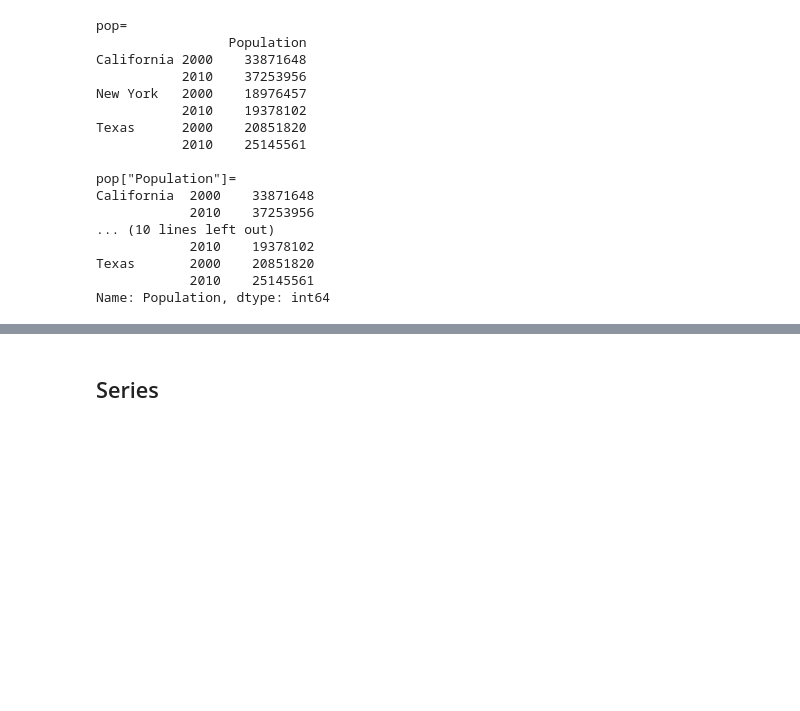
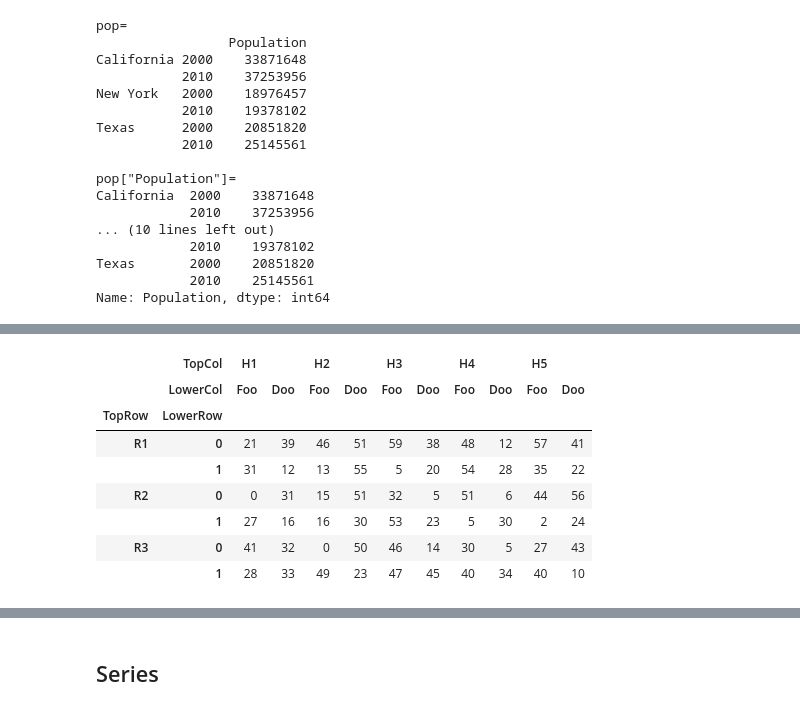
Before and after one commit to pvaddina/python-reference, a Jupyter notebook: pandas.ipynb, the cells around one changed output, grey strips where cells are left out. Saved outputs shown, nothing was run; the diff lists cells and outputs as text; code cells hidden in the pictures; blank space fills up the shorter version.

Commit message:
Updated pandas with more multiindex examples

```diff
--- a/pandas.ipynb
+++ b/pandas.ipynb
@@ -260,0 +274,15 @@ df
+# %%
+a = pd.DataFrame(np.random.randint(60, size=(6,10))
+                 , index=pd.MultiIndex.from_product([["R1", "R2", "R3"], [0,1]], names=["TopRow", "LowerRow"])
+                 , columns=pd.MultiIndex.from_product([["H1", "H2", "H3", "H4", "H5"], ['Foo','Doo']], names=["TopCol", "LowerCol"]))
+a
+# %% [output]
+|  | TopCol | H1 |  | H2 |  | H3 |  | H4 |  | H5 |  |
+|  | LowerCol | Foo | Doo | Foo | Doo | Foo | Doo | Foo | Doo | Foo | Doo |
+| TopRow | LowerRow |  |  |  |  |  |  |  |  |  |  |
+| R1 | 0 | 21 | 39 | 46 | 51 | 59 | 38 | 48 | 12 | 57 | 41 |
+|  | 1 | 31 | 12 | 13 | 55 | 5 | 20 | 54 | 28 | 35 | 22 |
+| R2 | 0 | 0 | 31 | 15 | 51 | 32 | 5 | 51 | 6 | 44 | 56 |
+|  | 1 | 27 | 16 | 16 | 30 | 53 | 23 | 5 | 30 | 2 | 24 |
+| R3 | 0 | 41 | 32 | 0 | 50 | 46 | 14 | 30 | 5 | 27 | 43 |
+|  | 1 | 28 | 33 | 49 | 23 | 47 | 45 | 40 | 34 | 40 | 10 |
```
Also changed, not shown: parts of 25 cells of this notebook.
